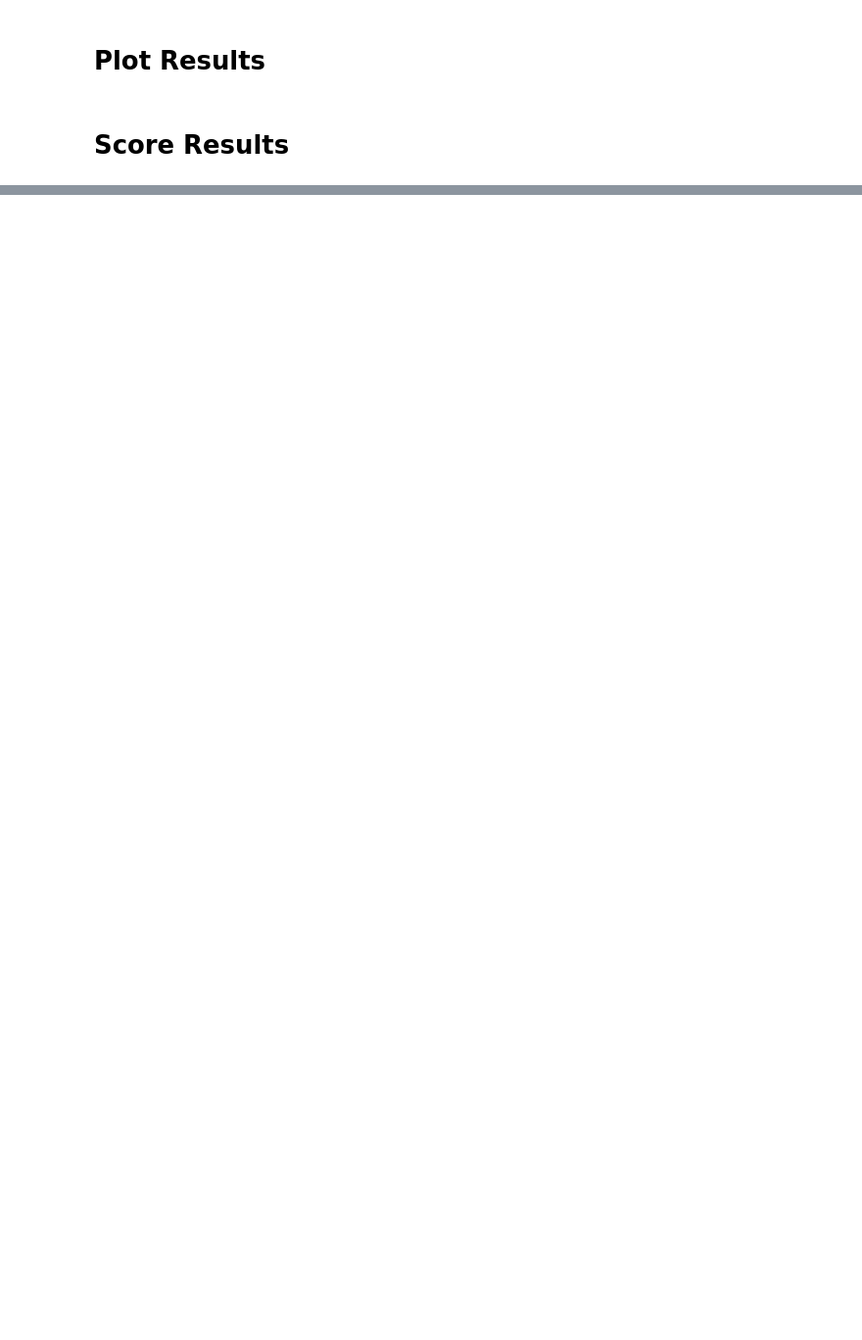
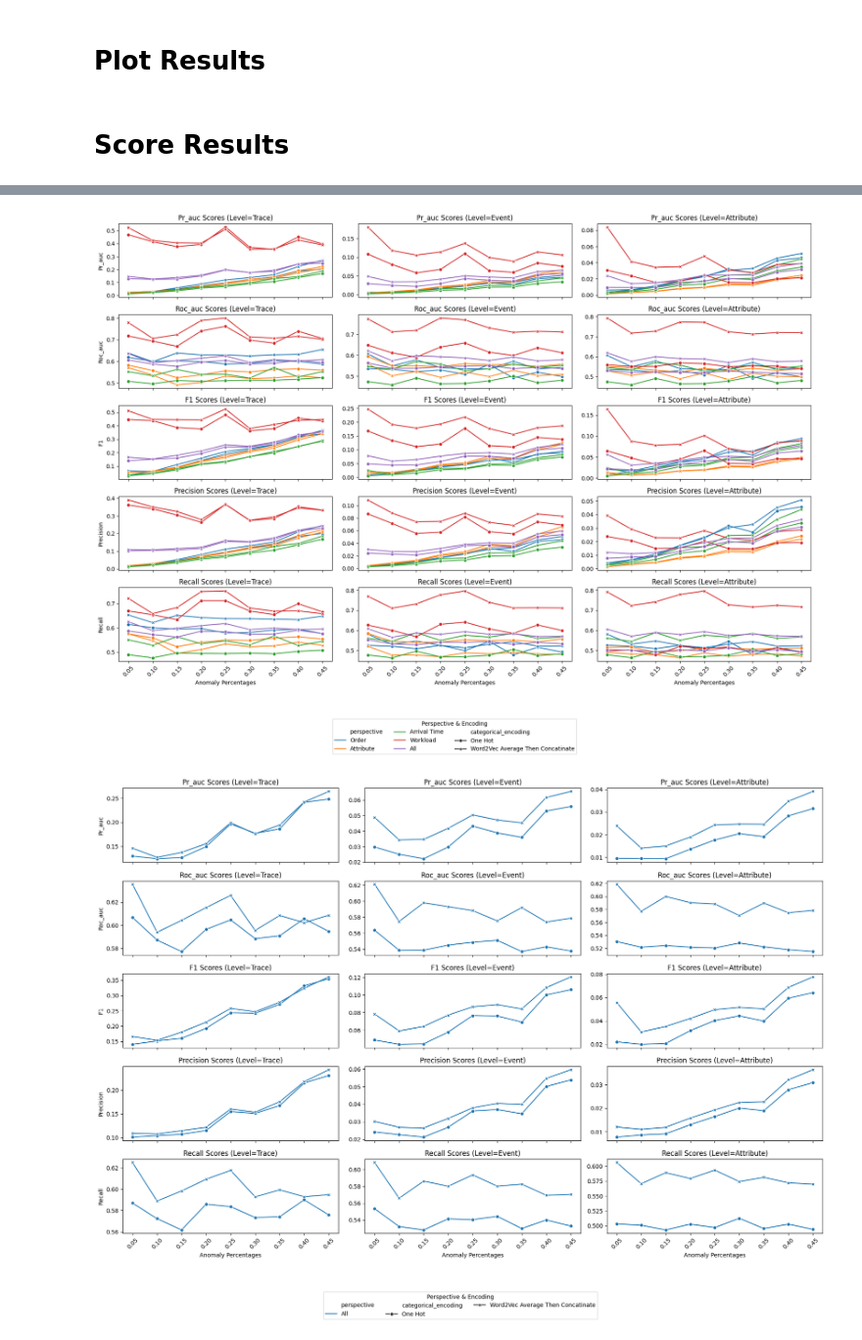
Before and after one commit to ronaldvandenbroek/BPAD, a Jupyter notebook: analysis/raw/raw_error_plots.ipynb, the cells around one changed output, grey strips where cells are left out. Shown at 98% size. Cells and saved outputs as stored; diff of their text form; code cells hidden in the pictures; blank space fills up the shorter version.

Commit message:
Creating experiments

```diff
--- a/analysis/raw/raw_error_plots.ipynb
+++ b/analysis/raw/raw_error_plots.ipynb
@@ -491,7 +515,3 @@ def score(run):
             print(level, perspective)
 
     return pd.DataFrame(scores)
-# %%
-# for run in runs:
-if score_results:
-    scores_df = score(run=runs[-1])
@@ -513,0 +518,22 @@ scores_df
+# %%
+scores_dfs = []
+if score_results:
+    for run in tqdm(runs):
+        scores_df = score(run=run)
+        scores_dfs.append(scores_df)
+
+    all_scores_df = pd.concat(scores_dfs, ignore_index=True)
+# %%
+# Generate additional rows for the perspectives combined
+group_cols = [
+    "run_name", "model", "dataset", "timestamp","level", "categorical_encoding"
+]
+averages = (
+    all_scores_df.groupby(group_cols)
+    .agg({"roc_auc": "mean", "pr_auc": "mean", "f1": "mean", "precision": "mean", "recall": "mean"})
+    .reset_index()
+)
+averages["perspective"] = "All"
+
+
+result_df = pd.concat([all_scores_df, averages], ignore_index=True)
@@ -513,0 +548,6 @@ scores_df
+# %%
+# Generate additional columns used in analysis
+result_df["dataset_size"] = result_df["dataset"].str.split('_').str[3]
+result_df["anomaly_percentage"] = result_df["dataset"].str.split('_').str[4]
+result_df["anomaly_percentage"] = result_df["anomaly_percentage"].astype(float)
+result_df["buckets"] = result_df["buckets"].astype(str)
@@ -513,0 +642,14 @@ scores_df
+# %%
+if "Experiment_Anomaly_Percentage" in directory:
+    xlabel_name="Anomaly Percentages"
+    label_name="anomaly_percentage"
+    plot_scores(result_df, directory, "all_perspectives", label_name=label_name, xlabel_name=xlabel_name)
+    plot_scores(result_df[result_df["perspective"] == "All"], directory, "averaged_perspectives", label_name=label_name, xlabel_name=xlabel_name)
+elif "Experiment_Synthetic_Dataset" in directory:
+    xlabel_name="Dataset Sizes"
+    label_name="dataset_size"
+    plot_scores(result_df, directory, "all_perspectives", label_name=label_name, xlabel_name=xlabel_name)
+    plot_scores(result_df[result_df["perspective"] == "All"], directory, "averaged_perspectives", label_name=label_name, xlabel_name=xlabel_name)
+# %% [output]
+[figure, added]
+[figure, added]
```
Also changed, not shown: parts of 16 cells of this notebook, 2 other files.
